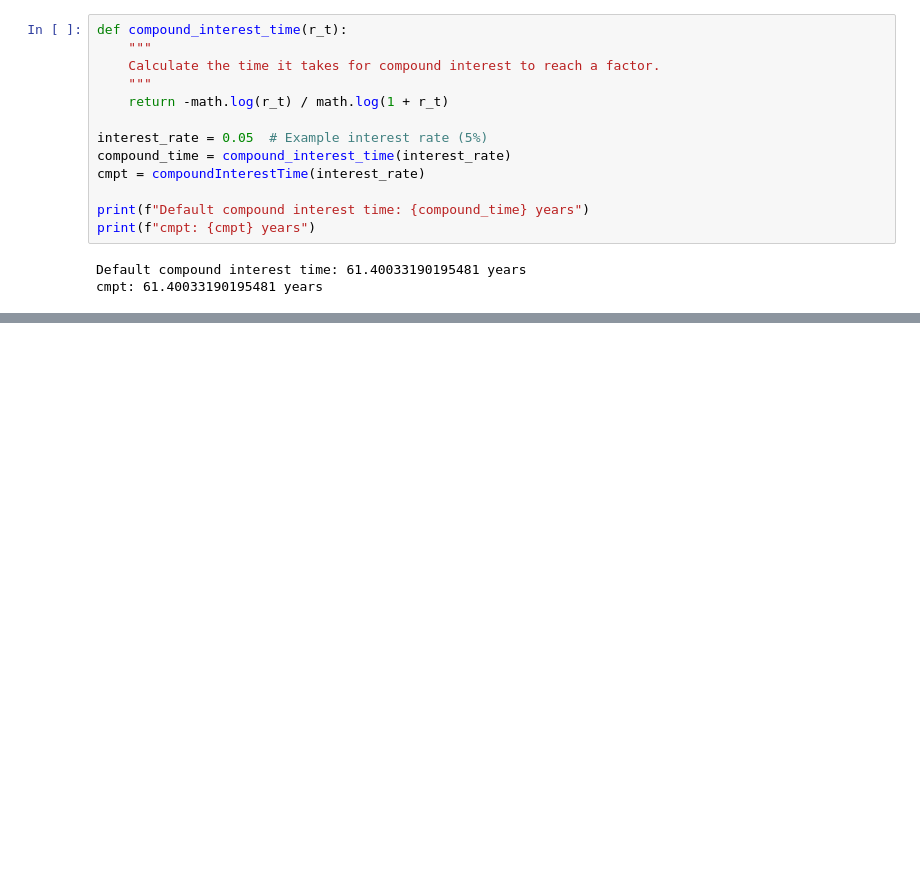
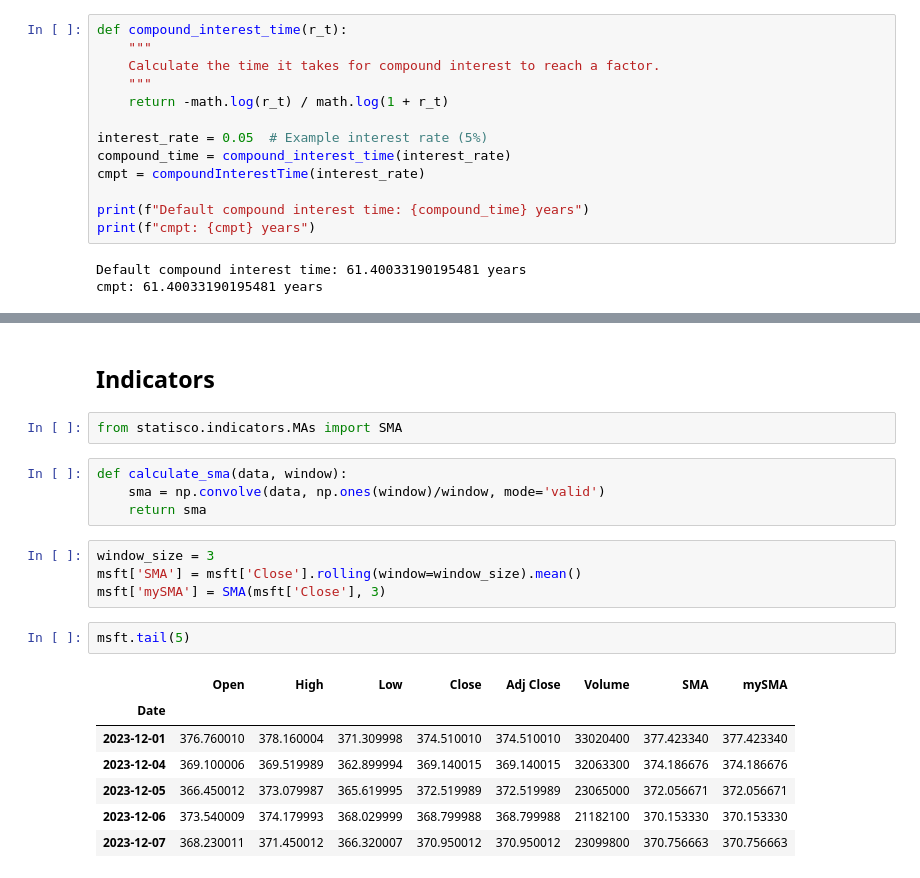
Before and after one commit to H3cth0r/statis.co, a Jupyter notebook: test.ipynb, the cells around one changed output, grey strips where cells are left out. Cells and saved outputs as stored; diff of their text form; blank space fills up the shorter version.

```diff
--- a/test.ipynb
+++ b/test.ipynb
@@ -172,0 +192,22 @@ cmpt: 61.40033190195481 years
+# %% [markdown]
+## Indicators
+# %%
+from statisco.indicators.MAs import SMA
+# %%
+def calculate_sma(data, window):
+    sma = np.convolve(data, np.ones(window)/window, mode='valid')
+    return sma
+# %%
+window_size = 3
+msft['SMA'] = msft['Close'].rolling(window=window_size).mean()
+msft['mySMA'] = SMA(msft['Close'], 3)
+# %%
+msft.tail(5)
+# %% [output]
+|  | Open | High | Low | Close | Adj Close | Volume | SMA | mySMA |
+| Date |  |  |  |  |  |  |  |  |
+| 2023-12-01 | 376.760010 | 378.160004 | 371.309998 | 374.510010 | 374.510010 | 33020400 | 377.423340 | 377.423340 |
+| 2023-12-04 | 369.100006 | 369.519989 | 362.899994 | 369.140015 | 369.140015 | 32063300 | 374.186676 | 374.186676 |
+| 2023-12-05 | 366.450012 | 373.079987 | 365.619995 | 372.519989 | 372.519989 | 23065000 | 372.056671 | 372.056671 |
+| 2023-12-06 | 373.540009 | 374.179993 | 368.029999 | 368.799988 | 368.799988 | 21182100 | 370.153330 | 370.153330 |
+| 2023-12-07 | 368.230011 | 371.450012 | 366.320007 | 370.950012 | 370.950012 | 23099800 | 370.756663 | 370.756663 |
```
Also changed, not shown: parts of 6 cells of this notebook, 3 other files.
